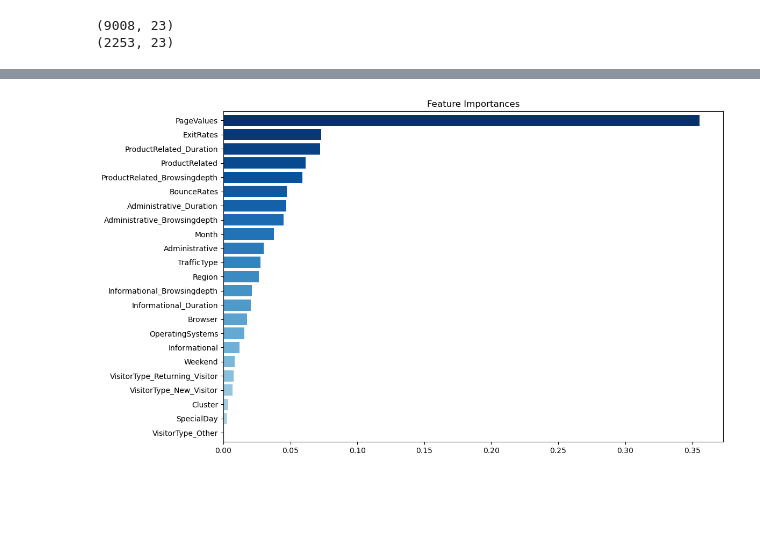
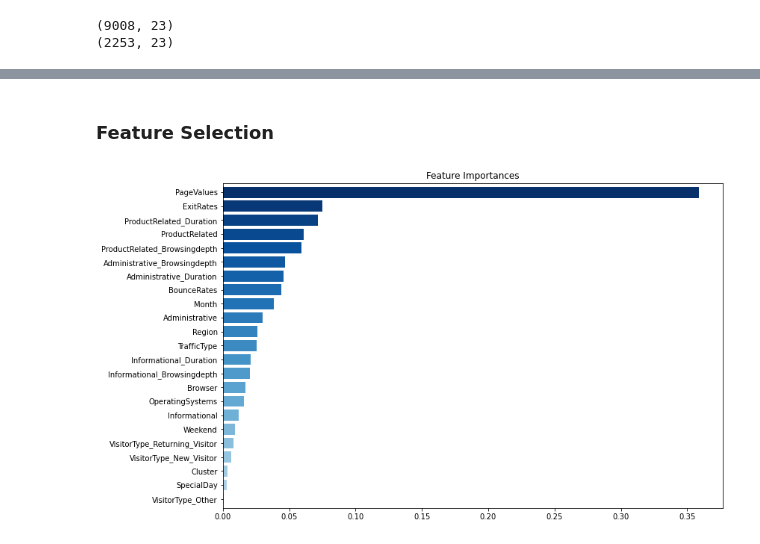
Before and after one commit to lokkkkkk111/onlinePurchasesPrediction, a Jupyter notebook: ESE527Project.ipynb, the cells around one changed output, grey strips where cells are left out. Cells and saved outputs as stored; diff of their text form; code cells hidden in the pictures; blank space fills up the shorter version.

Commit message:
11.8 Feature Selection, Hyper-parameter Tuning, SMOKE over-sampling

```diff
--- a/ESE527Project.ipynb
+++ b/ESE527Project.ipynb
@@ -909,5 +842,5 @@ plt.show()
 # %%
-# Randomforest
-model=RandomForestClassifier(n_estimators=100)
+# Logistic Regression
+model = LogisticRegression()
 model.fit(X_train,y_train)
-prediction_rf=model.predict(X_test)
+test(model,X_test,y_test)
@@ -913,0 +860,5 @@ prediction_rf=model.predict(X_test)
+# %%
+# Logistic Regression 2
+model = LogisticRegression(class_weight='balanced') #Assign weights to different categories
+model.fit(X_train,y_train)
+test(model,X_test,y_test)
@@ -913,0 +878,9 @@ prediction_rf=model.predict(X_test)
+# %%
+# Adaboost
+# use decision tree as our base classifier
+base_estimator = DecisionTreeClassifier(max_depth=1)
+
+# initialize the Adaboost model
+model = AdaBoostClassifier(base_estimator=base_estimator)
+model.fit(X_train,y_train)
+test(model,X_test,y_test)
@@ -914,6 +893,6 @@ prediction_rf=model.predict(X_test)
 # %%
-print('Accuracy for model rf is ',metrics.accuracy_score(prediction_rf,y_test))
-print('precision',precision_score(y_test, prediction_rf, average='binary'))
-print('recall',recall_score(y_test, prediction_rf, average='binary'))
-print('f1_score',f1_score(y_test, prediction_rf, average='binary'))
+# Random Forest
+rf=RandomForestClassifier(n_estimators=100)
+rf.fit(X_train,y_train)
+test(rf,X_test,y_test)
 # %% [output]
@@ -924,11 +904,13 @@ f1_score 0.6238244514106583
+# %% [markdown]
+### Feature Selection
 # %%
-feature_importances = pd.Series(model.feature_importances_, index=X_train.columns)
+feature_importances = pd.Series(rf.feature_importances_, index=X_train.columns)
 sorted_importances = feature_importances.sort_values(ascending=True)
 colors = plt.cm.Blues(np.linspace(0.3, 1, len(sorted_importances)))
 
 plt.figure(figsize= (12,8))
 sorted_importances.plot(kind='barh', width=0.8, color=colors)
 plt.title("Feature Importances")
 plt.show()
 # %% [output]
-[figure, old version]
+[figure, new version]
```
Also changed, not shown: parts of 56 cells of this notebook.
